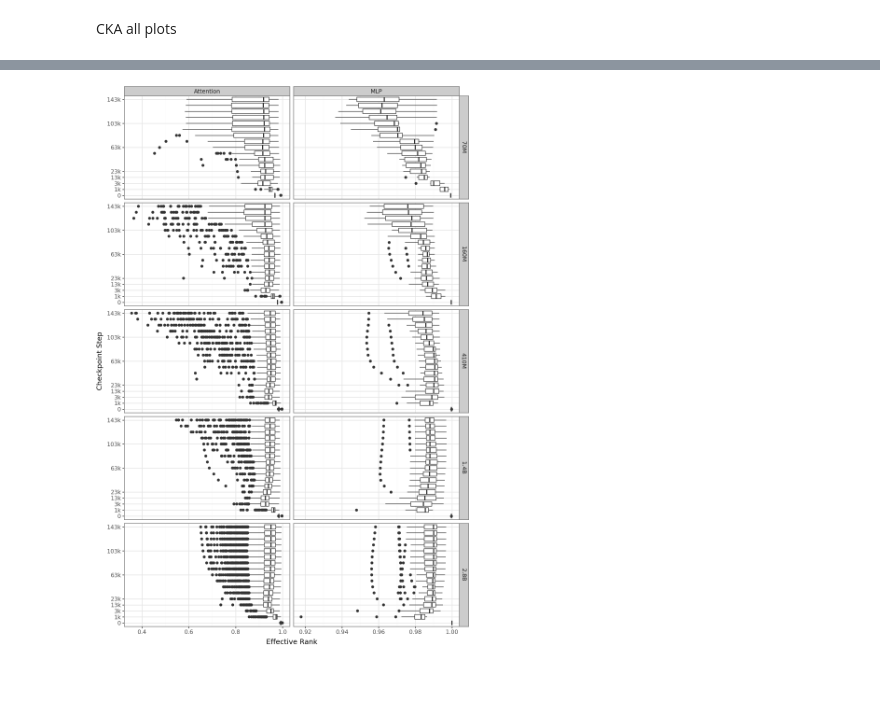
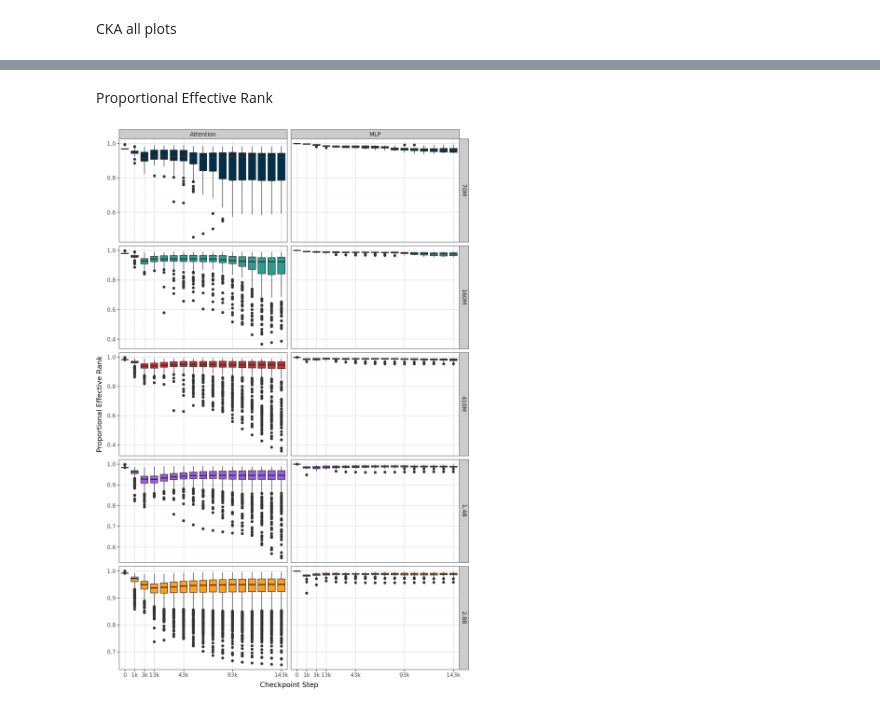
Before and after one commit to biancaganescu/pretraining-playground, a Jupyter notebook: notebooks/analysis__metric_plots_pietro.ipynb, the cells around one changed output, grey strips where cells are left out. Cells and saved outputs as stored; diff of their text form; code cells hidden in the pictures; blank space fills up the shorter version.

```diff
--- a/notebooks/analysis__metric_plots_pietro.ipynb
+++ b/notebooks/analysis__metric_plots_pietro.ipynb
@@ -86,7 +89,8 @@ def process_dataframe(df: pd.DataFrame, explode_col: str) -> pd.DataFrame:
     return df
 
 df = process_dataframe(df, "value")
-svd_df = process_dataframe(svd_df, "effective_rank")
+svd_weight_df = process_dataframe(svd_weight_df, "effective_rank")
+svd_grad_df = process_dataframe(svd_grad_df, "effective_rank")
 # %% [markdown]
 CKA Initial plot
 # %%
@@ -166,27 +203,30 @@ SVD effective rank
+# %% [markdown]
+Proportional Effective Rank
 # %%
 pdata = (
-    svd_df
+    svd_weight_df
     # for clarity keep only certain checkpoints
     .query("(checkpoint_idx.isin([0, 1000, 3000])) | (checkpoint_idx >= 10000)")
     .assign(circuit=lambda _df: _df["circuit"].map({"attention": "Attention", "mlp": "MLP"}))
 )
 # %%
 p = (
-    pn.ggplot(pdata, pn.aes("factor(checkpoint_idx)", "effective_rank")) +
+    pn.ggplot(pdata, pn.aes("factor(checkpoint_idx)", "effective_rank", fill="model_size")) +
     pn.geom_boxplot() +
-    pn.coord_flip() +
-    pn.facet_grid(rows="model_size", cols="circuit", scales="free_x") +
+    # pn.coord_flip() +
+    pn.facet_grid(rows="model_size", cols="circuit", scales="free_y") +
     pn.scale_x_discrete(
-        breaks=[0, 1000, 3000, 13000, 23000, 63000, 103000, 143000],
+        breaks=[0, 1000, 3000, 13000, 43000, 93000, 143000],
         labels=lambda x: [f"{v / 1000:.0f}k" if v >= 1000 else f"{v:.0f}" for v in x],
     ) +
-    pn.labs(x="Checkpoint Step", colour="Layer", y="Effective Rank") +
+    pn.scale_fill_manual(cmap, guide=None) +
+    pn.labs(x="Checkpoint Step", colour="Layer", y="Proportional Effective Rank", fill="") +
     pn.theme_bw(base_size=11) +
     pn.theme(plot_margin=0.001, plot_background=None, legend_box_spacing=0.01, legend_box_margin=0, figure_size=(8, 12))
 )
 p.show()
-p.save("../plots/effective_rank_across_layers.pdf")
+p.save("../plots/per_weights_across_layers.pdf")
 # %% [output]
-[figure, old version]
+[figure, new version]
 # %%
 pdata = (
```
Also changed, not shown: parts of 19 cells of this notebook.
